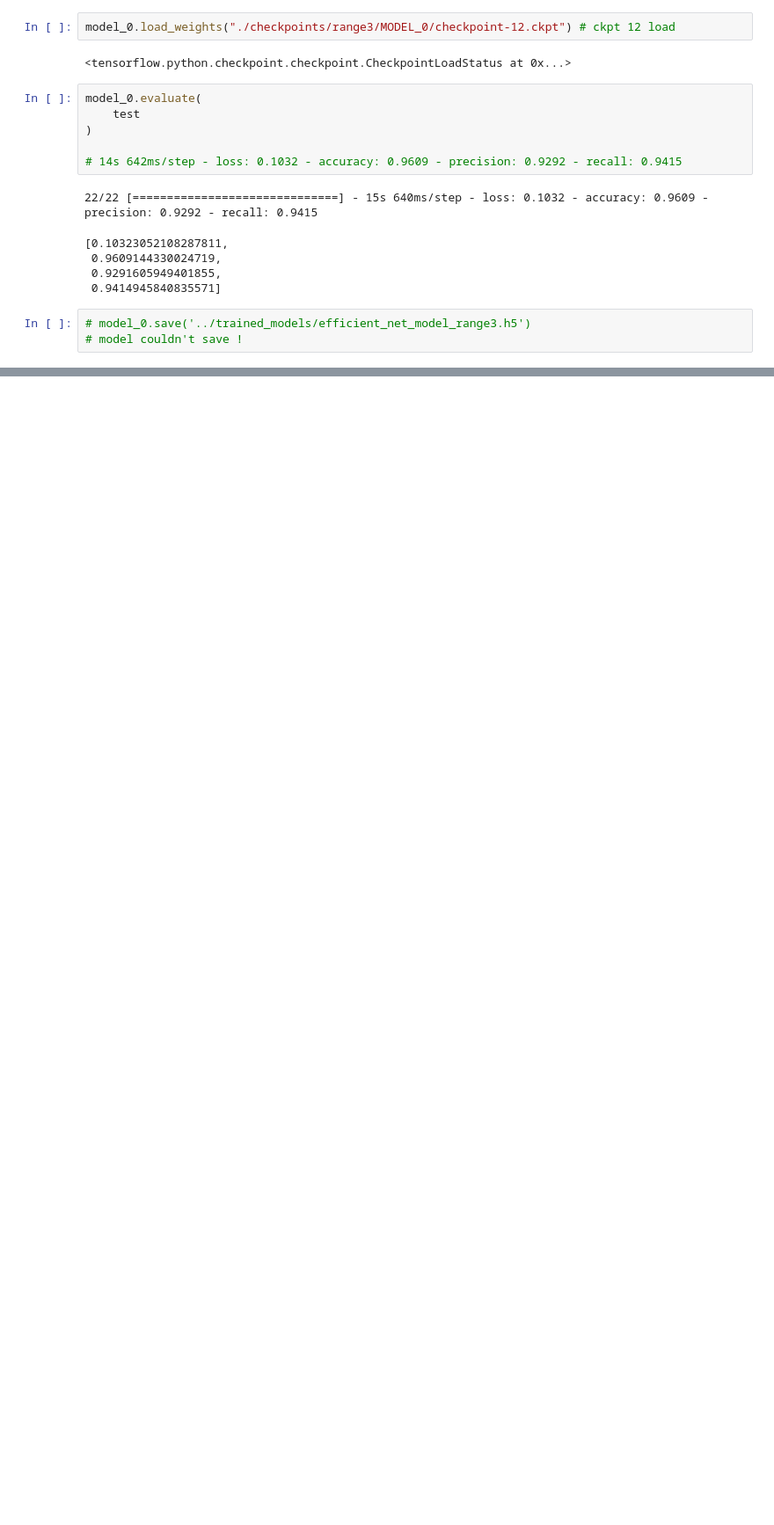
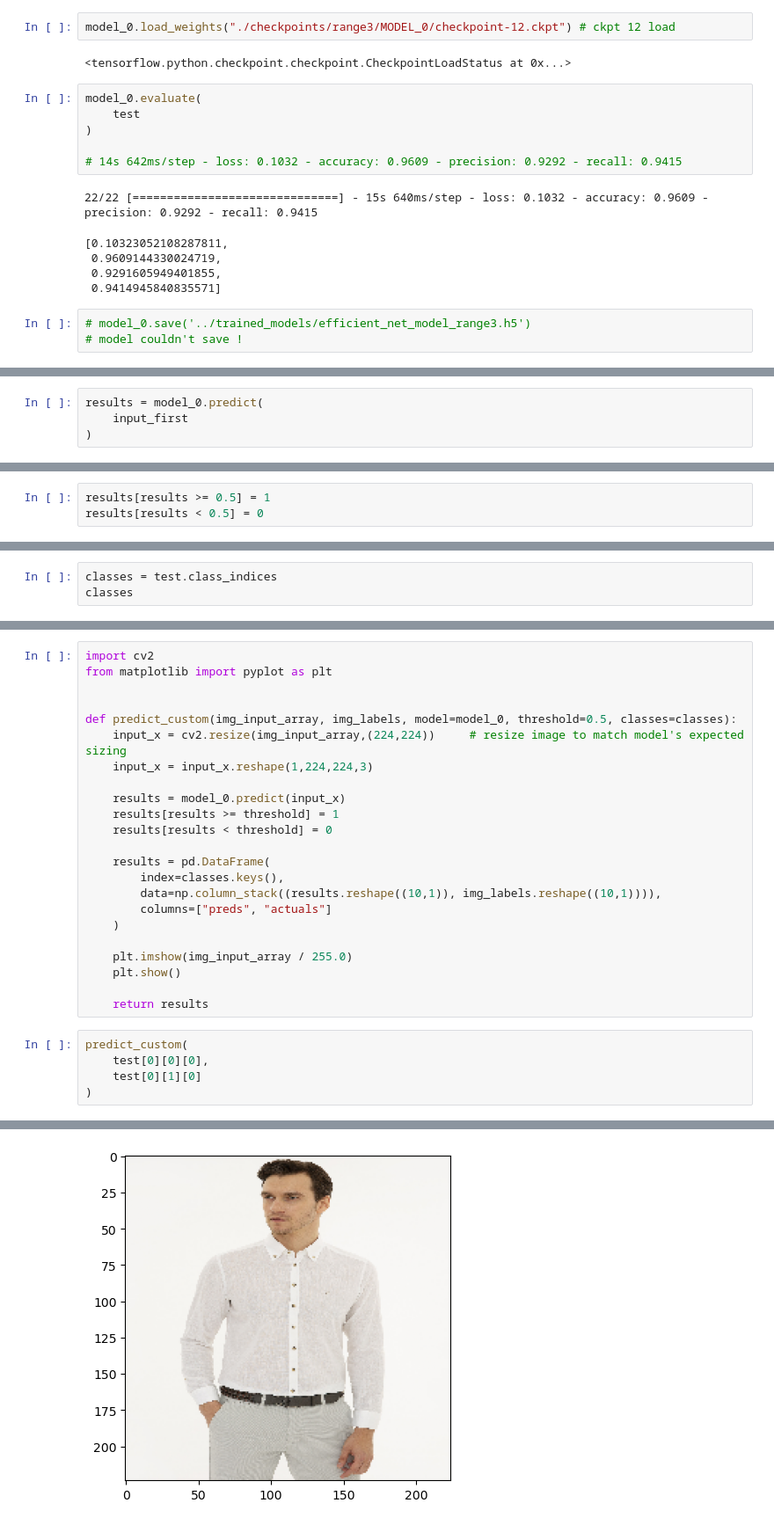
Before and after one commit to melihkacaman/neckline_classifier_Aydinli, a Jupyter notebook: notebooks/04 Range3 Data Model Creation and Data Prep.ipynb, the cells around one changed output, grey strips where cells are left out. Shown: that part at 88% size. Saved outputs shown, nothing was run; the diff lists cells and outputs as text; blank space fills up the shorter version.

Commit message:
model evaluation methods coded

```diff
--- a/notebooks/04 Range3 Data Model Creation and Data Prep.ipynb
+++ b/notebooks/04 Range3 Data Model Creation and Data Prep.ipynb
@@ -512,0 +522,4 @@ model_0.evaluate(
+# %%
+results = model_0.predict(
+    input_first
+)
@@ -512,0 +528,3 @@ model_0.evaluate(
+# %%
+results[results >= 0.5] = 1
+results[results < 0.5] = 0
@@ -512,0 +546,3 @@ model_0.evaluate(
+# %%
+classes = test.class_indices
+classes
@@ -512,0 +572,29 @@ model_0.evaluate(
+# %%
+import cv2
+from matplotlib import pyplot as plt
+
+
+def predict_custom(img_input_array, img_labels, model=model_0, threshold=0.5, classes=classes):
+    input_x = cv2.resize(img_input_array,(224,224))     # resize image to match model's expected sizing
+    input_x = input_x.reshape(1,224,224,3)
+
+    results = model_0.predict(input_x)
+    results[results >= threshold] = 1
+    results[results < threshold] = 0
+
+    results = pd.DataFrame(
+        index=classes.keys(),
+        data=np.column_stack((results.reshape((10,1)), img_labels.reshape((10,1)))),
+        columns=["preds", "actuals"]
+    )
+
+    plt.imshow(img_input_array / 255.0)
+    plt.show()
+
+    return results
+# %%
+predict_custom(
+    test[0][0][0],
+    test[0][1][0]
+)
+# %% [output]
@@ -512,0 +602 @@ model_0.evaluate(
+[figure, added]
```
Also changed, not shown: parts of 11 cells of this notebook.
